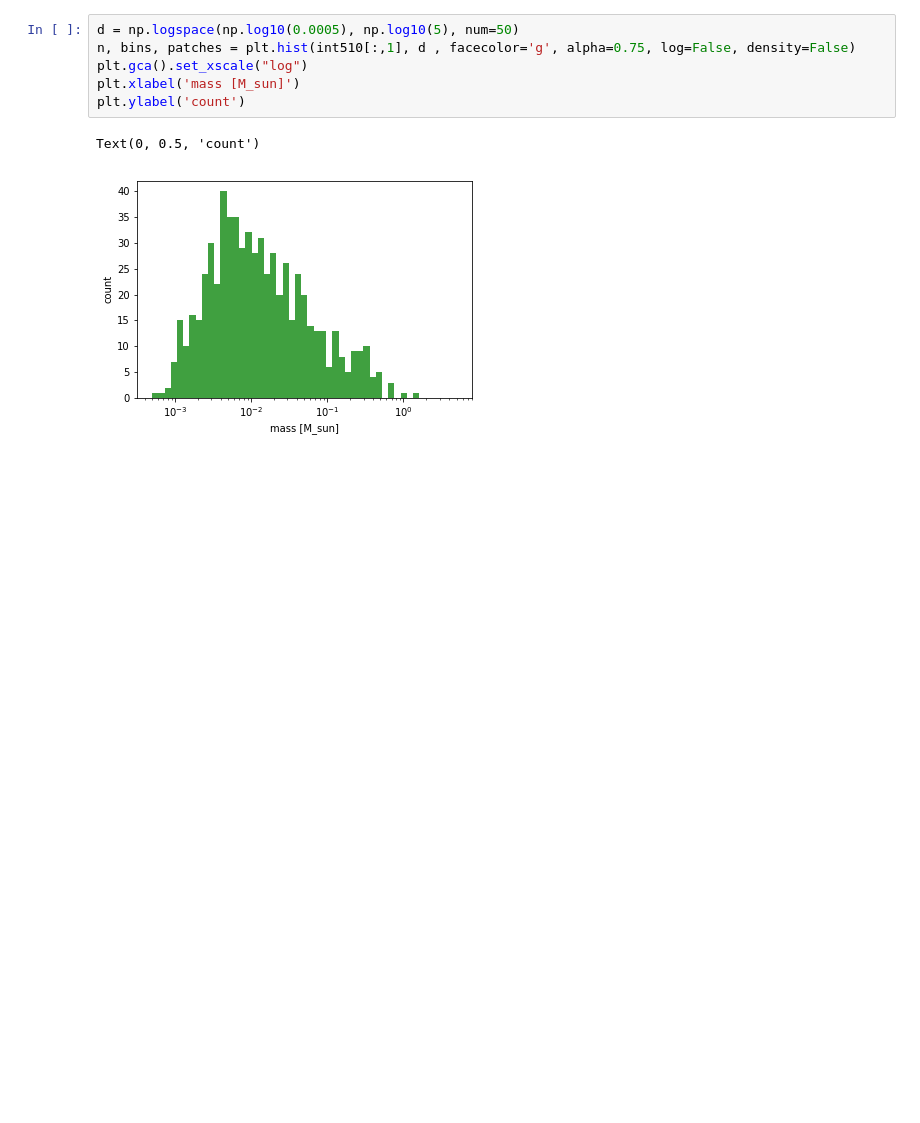
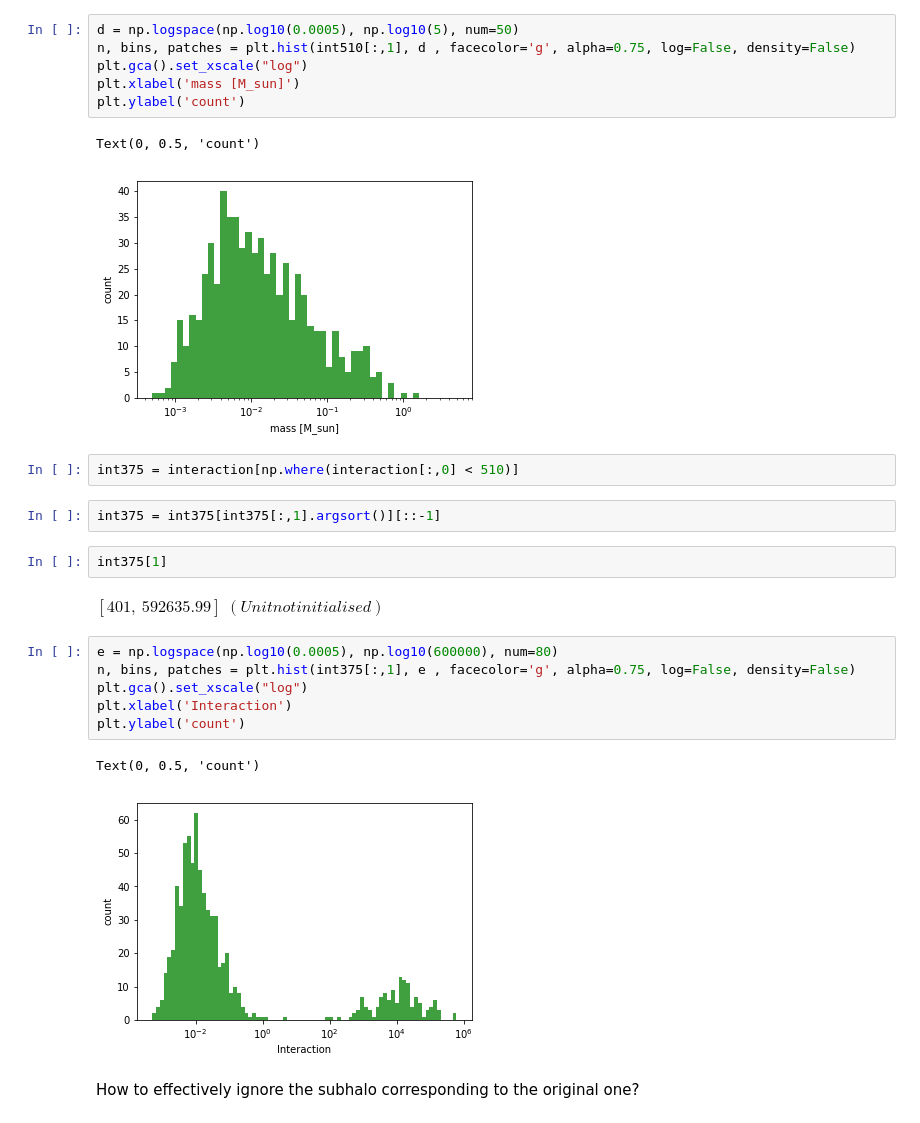
Before and after one commit to nonsk131/darkpy, a Jupyter notebook: stream1.ipynb, the cells around one changed output. Cells and saved outputs as stored; diff of their text form; blank space fills up the shorter version.

```diff
--- a/stream1.ipynb
+++ b/stream1.ipynb
@@ -590,3 +619,22 @@ plt.ylabel('count')
 # %% [output]
 Text(0, 0.5, 'count')
 [figure]
+# %%
+int375 = interaction[np.where(interaction[:,0] < 510)]
+# %%
+int375 = int375[int375[:,1].argsort()][::-1]
+# %%
+int375[1]
+# %% [output]
+$[401,~592635.99] \; (Unit not initialised)$
+# %%
+e = np.logspace(np.log10(0.0005), np.log10(600000), num=80)
+n, bins, patches = plt.hist(int375[:,1], e , facecolor='g', alpha=0.75, log=False, density=False)
+plt.gca().set_xscale("log")
+plt.xlabel('Interaction')
+plt.ylabel('count')
+# %% [output]
+Text(0, 0.5, 'count')
+[figure, added]
+# %% [markdown]
+How to effectively ignore the subhalo corresponding to the original one?
```
Also changed, not shown: parts of 10 cells of this notebook, 1 other file.
